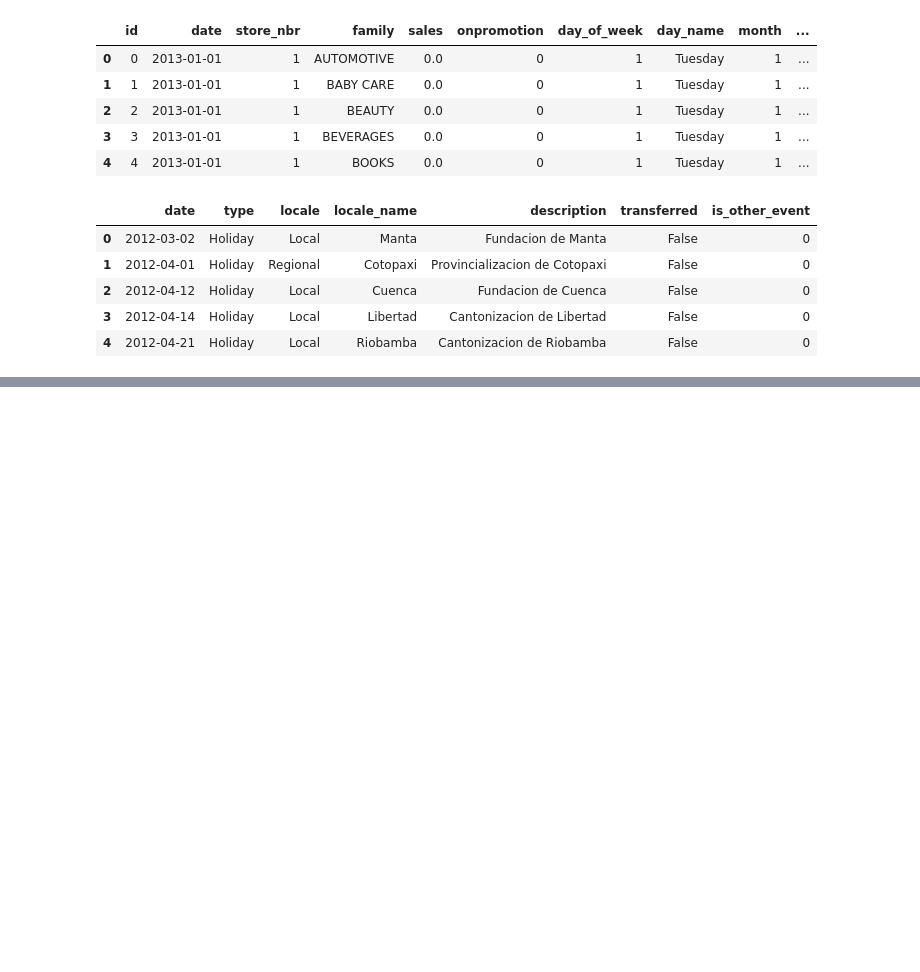
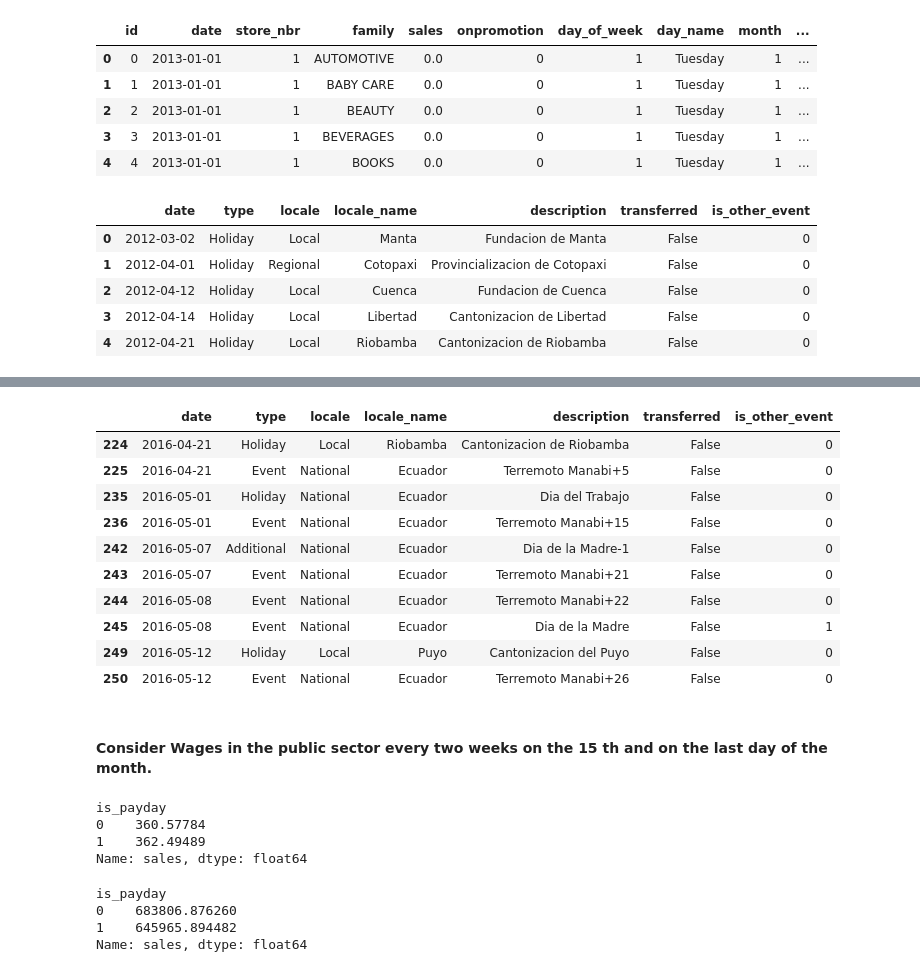
Before and after one commit to tharmpholsri/store-sales-forecasting, a Jupyter notebook: EDA.ipynb, the cells around one changed output, grey strips where cells are left out. Drawn from its saved outputs; the diff is of its cells as text; code cells hidden in the pictures; blank space fills up the shorter version.

Commit message:
EDA: update wage day and store analysis

```diff
--- a/EDA.ipynb
+++ b/EDA.ipynb
@@ -961,0 +982,19 @@ df_holidays_clean.head()
+# %%
+earthquake_dates = df_holidays_clean[df_holidays_clean["description"].str.contains("Terremoto")]["date"]
+
+df_holidays_clean[df_holidays_clean["date"].isin(earthquake_dates) &
+                  df_holidays_clean.duplicated(subset="date", keep=False)]
+# %% [output]
+|  | date | type | locale | locale_name | description | transferred | is_other_event |
+| 224 | 2016-04-21 | Holiday | Local | Riobamba | Cantonizacion de Riobamba | False | 0 |
+| 225 | 2016-04-21 | Event | National | Ecuador | Terremoto Manabi+5 | False | 0 |
+| 235 | 2016-05-01 | Holiday | National | Ecuador | Dia del Trabajo | False | 0 |
+| 236 | 2016-05-01 | Event | National | Ecuador | Terremoto Manabi+15 | False | 0 |
+| 242 | 2016-05-07 | Additional | National | Ecuador | Dia de la Madre-1 | False | 0 |
+| 243 | 2016-05-07 | Event | National | Ecuador | Terremoto Manabi+21 | False | 0 |
+| 244 | 2016-05-08 | Event | National | Ecuador | Terremoto Manabi+22 | False | 0 |
+| 245 | 2016-05-08 | Event | National | Ecuador | Dia de la Madre | False | 1 |
+| 249 | 2016-05-12 | Holiday | Local | Puyo | Cantonizacion del Puyo | False | 0 |
+| 250 | 2016-05-12 | Event | National | Ecuador | Terremoto Manabi+26 | False | 0 |
+# %% [markdown]
+#### Consider Wages in the public sector every two weeks on the 15 th and on the last day of the month.
@@ -961,0 +1008,21 @@ df_holidays_clean.head()
+# %%
+df.groupby("is_payday")["sales"].mean()
+# %% [output]
+is_payday
+0    360.57784
+1    362.49489
+Name: sales, dtype: float64
+# %%
+daily = df.groupby("date")["sales"].sum().reset_index()
+
+daily["is_payday"] = (
+    (daily["date"].dt.day == 15) |
+    (daily["date"].dt.is_month_end)
+).astype(int)
+
+daily.groupby("is_payday")["sales"].mean()
+# %% [output]
+is_payday
+0    683806.876260
+1    645965.894482
+Name: sales, dtype: float64
```
Also changed, not shown: parts of 21 cells of this notebook.
